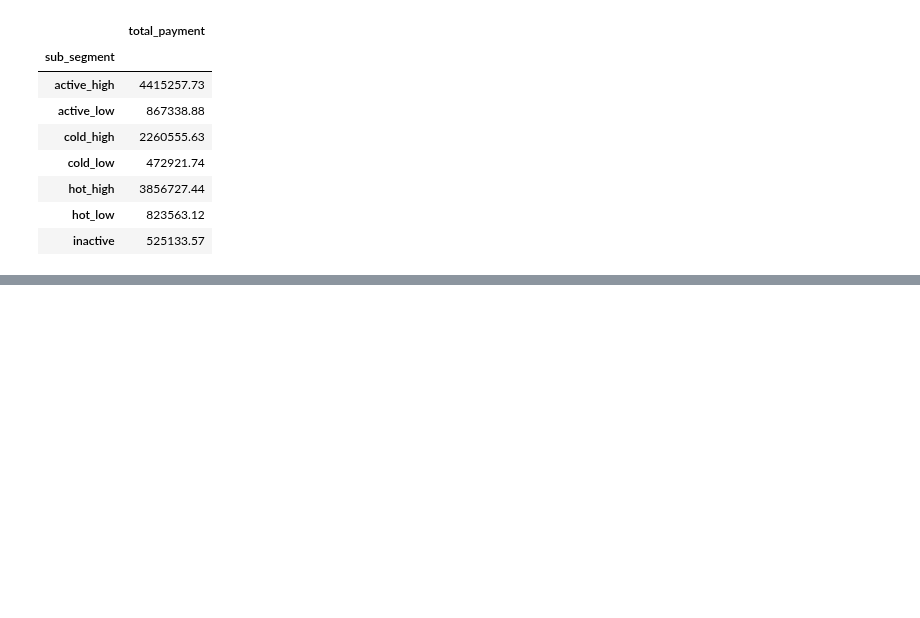
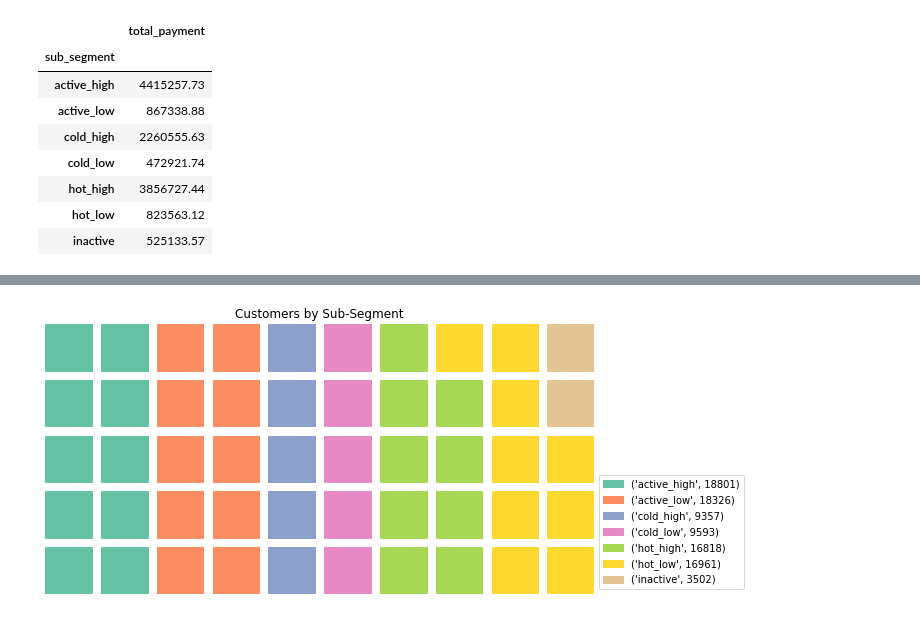
Before and after one commit to LarsTinnefeld/olist_ecom_analysis, a Jupyter notebook: 3 - Customer Segmentation/customer_segmentation.ipynb, the cells around one changed output, grey strips where cells are left out. Saved outputs shown, nothing was run; the diff lists cells and outputs as text; code cells hidden in the pictures; blank space fills up the shorter version.

```diff
--- a/3 - Customer Segmentation/customer_segmentation.ipynb
+++ b/3 - Customer Segmentation/customer_segmentation.ipynb
@@ -553,0 +566,19 @@ py.iplot(fig)
+# %%
+data_customers = dict(round(df_segmented_customers\
+    .groupby('sub_segment')\
+    .agg({'customer_unique_id': 'count'}))['customer_unique_id'])
+
+fig = plt.figure(
+    FigureClass=Waffle,
+    rows=5,
+    columns=10,
+    values=data_customers,
+    labels=[f"{k, v}" for k, v in data_customers.items()],
+    legend={'loc': 'lower left', 'bbox_to_anchor': (1, 0)},
+    cmap_name="Set2",
+    figsize=(10, 8)
+)
+
+plt.title('Customers by Sub-Segment');
+# %% [output]
+[figure, added]
```
Also changed, not shown: parts of 17 cells of this notebook.
